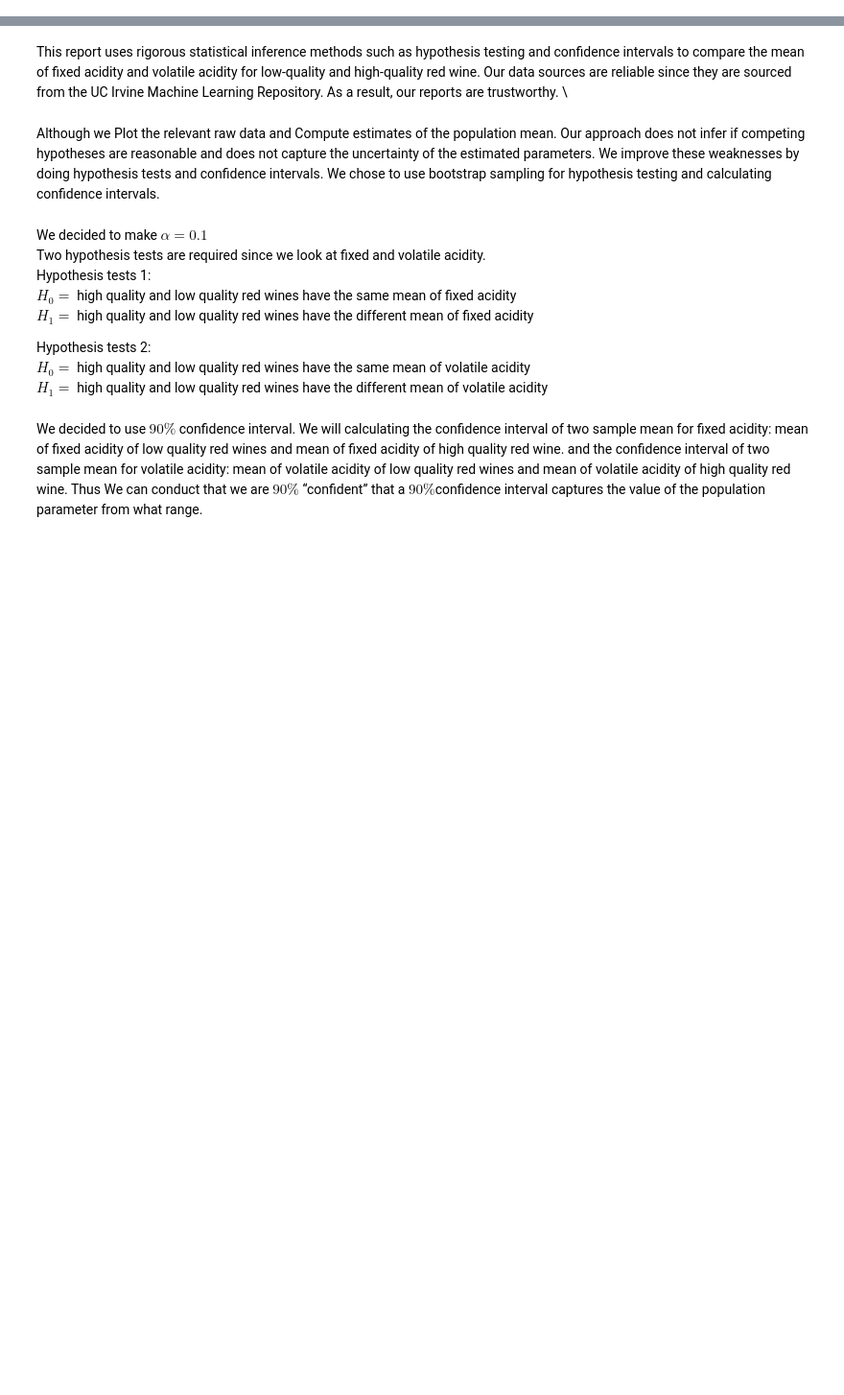
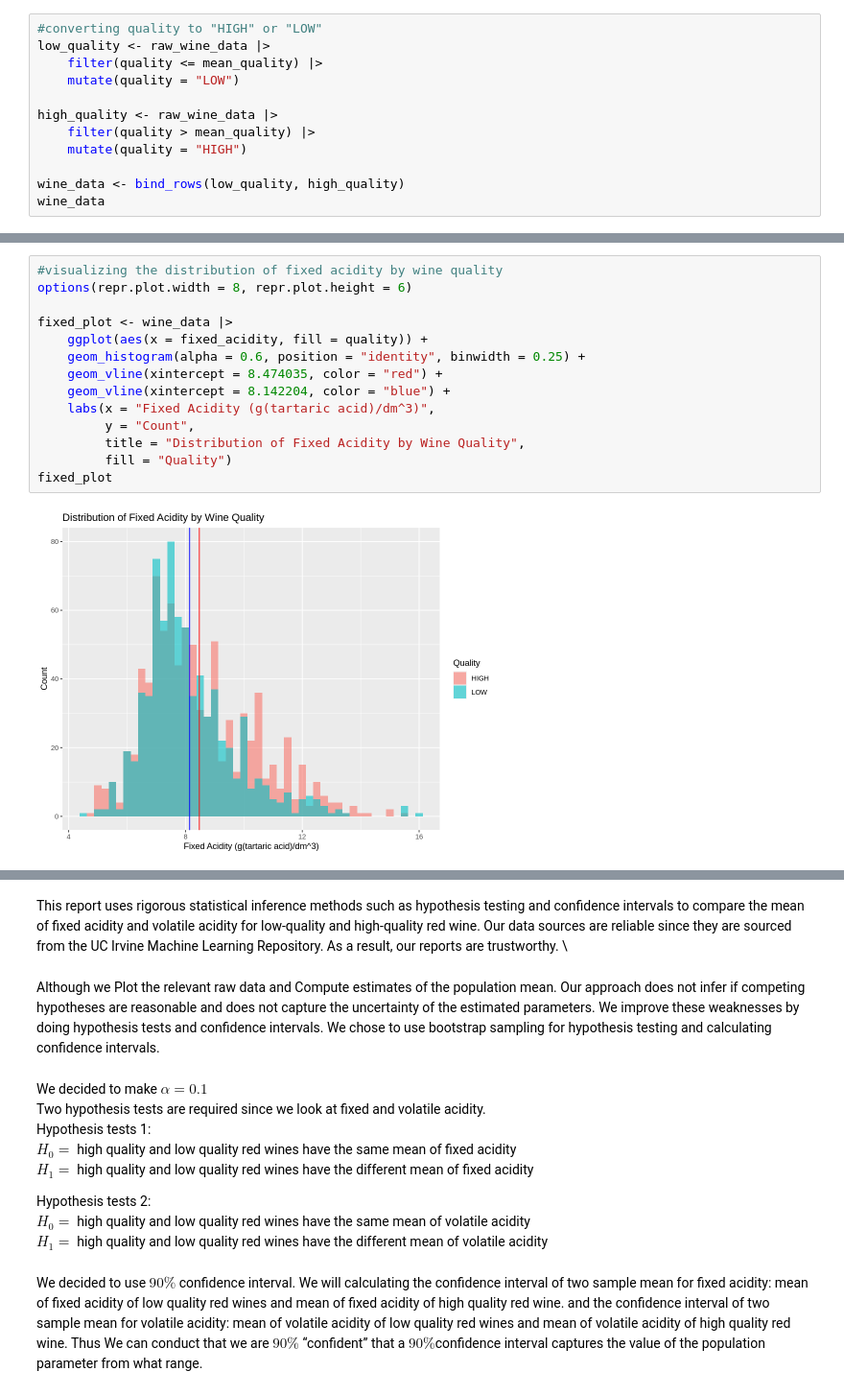
Before and after one commit to aleong2004/Wine-Composition, a Jupyter notebook: Proposal.ipynb, the cells around one changed output, grey strips where cells are left out. Shown at 96% size. Cells and saved outputs as stored; diff of their text form; blank space fills up the shorter version.

```diff
--- a/Proposal.ipynb
+++ b/Proposal.ipynb
@@ -33,0 +98,12 @@ library(tidyverse)
+# %%
+#converting quality to "HIGH" or "LOW"
+low_quality <- raw_wine_data |>
+    filter(quality <= mean_quality) |>
+    mutate(quality = "LOW")
+
+high_quality <- raw_wine_data |>
+    filter(quality > mean_quality) |>
+    mutate(quality = "HIGH")
+
+wine_data <- bind_rows(low_quality, high_quality)
+wine_data
@@ -33,0 +152,16 @@ library(tidyverse)
+# %%
+#visualizing the distribution of fixed acidity by wine quality
+options(repr.plot.width = 8, repr.plot.height = 6)
+
+fixed_plot <- wine_data |>
+    ggplot(aes(x = fixed_acidity, fill = quality)) +
+    geom_histogram(alpha = 0.6, position = "identity", binwidth = 0.25) +
+    geom_vline(xintercept = 8.474035, color = "red") +
+    geom_vline(xintercept = 8.142204, color = "blue") +
+    labs(x = "Fixed Acidity (g(tartaric acid)/dm^3)",
+         y = "Count",
+         title = "Distribution of Fixed Acidity by Wine Quality",
+         fill = "Quality")
+fixed_plot
+# %% [output]
+[figure, added]
```
Also changed, not shown: parts of 21 cells of this notebook.
